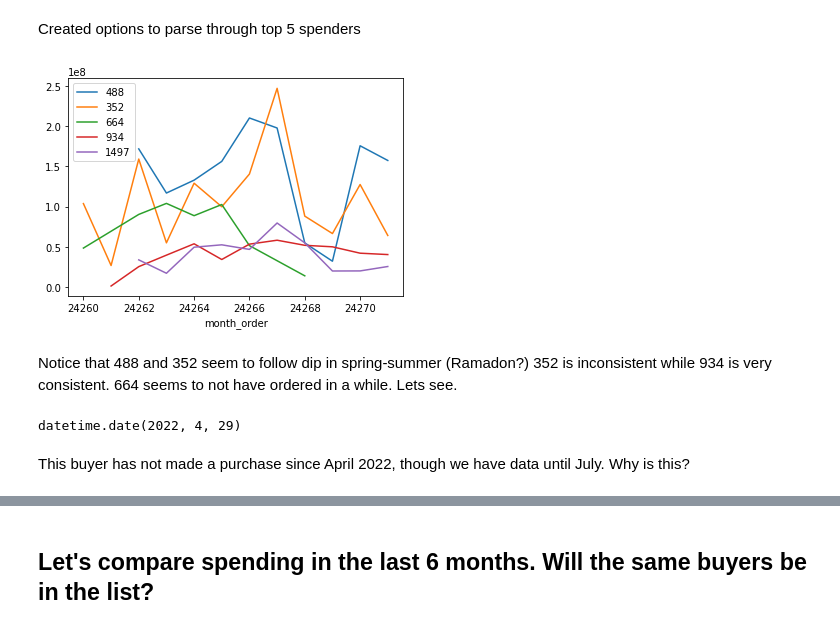
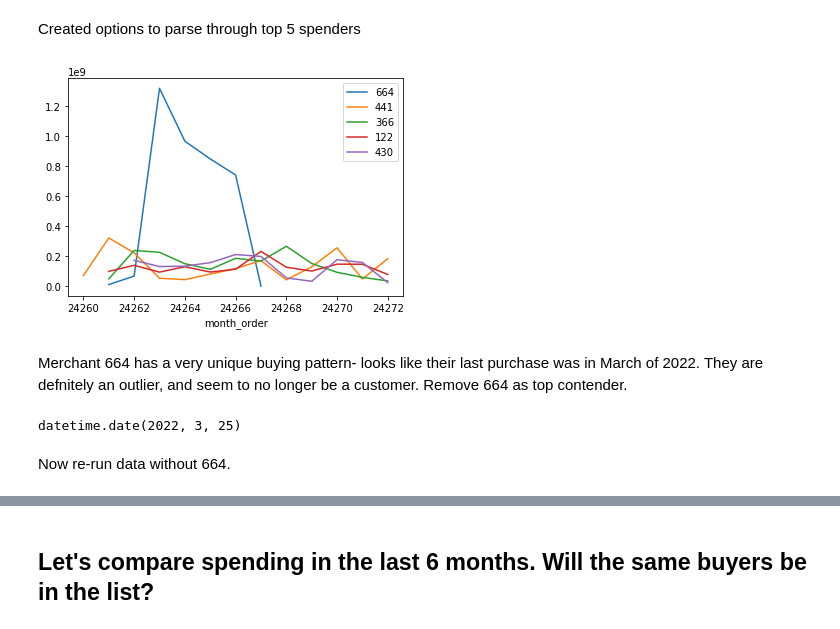
Before and after one commit to graceflitsch/DataScience, a Jupyter notebook: GNB3.ipynb, the cells around one changed output, grey strips where cells are left out. Drawn from its saved outputs; the diff is of its cells as text; code cells hidden in the pictures.

Commit message:
Changed results to reflect whole data set rather than 10%

```diff
--- a/GNB3.ipynb
+++ b/GNB3.ipynb
@@ -8,7 +8,7 @@ To accomplish in this notebook-
 import pandas as pd
 import numpy as np
 from datetime import datetime, timedelta
-baskets = pd.read_csv('baskets_sample_random_10.csv')
+baskets = pd.read_csv('new_baskets_full.csv')
 baskets['datetime'] = baskets['placed_at'].apply(lambda x: datetime.fromisoformat(x))
 
 #pandas.Series.dt is an interface on a pandas series that gives you convenient access to operations on data stored as a pandas datetime.
@@ -75,17 +73,15 @@ Created month_order to reindex data to start at end of july
 # %% [markdown]
 Created options to parse through top 5 spenders
 # %%
-options = [488,352,664,934,1497]
+options = [664,441,366,122,430]
 # %%
 for i in range(5):
-    baskets[baskets['merchant_id']==options[i]].groupby('month_order')['spent'].sum().plot().legend([488,352,664,934,1497],fancybox = True)
+    baskets[baskets['merchant_id']==options[i]].groupby('month_order')['spent'].sum().plot().legend([664,441,366,122,430],fancybox = True)
 # %% [output]
-[figure, old version]
+[figure, new version]
 # %% [markdown]
-Notice that 488 and 352 seem to follow dip in spring-summer (Ramadon?)
-352 is inconsistent while 934 is very consistent.
-664 seems to not have ordered in a while. Lets see.
+Merchant 664 has a very unique buying pattern- looks like their last purchase was in March of 2022. They are defnitely an outlier, and seem to no longer be a customer. Remove 664 as top contender.
 # %%
 baskets[baskets['merchant_id'] == 664].date.max()
 # %% [output]
-datetime.date(2022, 4, 29)
+datetime.date(2022, 3, 25)
@@ -92,2 +90,2 @@ datetime.date(2022, 4, 29)
 # %% [markdown]
-This buyer has not made a purchase since April 2022, though we have data until July. Why is this?
+Now re-run data without 664.
```
Also changed, not shown: parts of 32 cells of this notebook.
